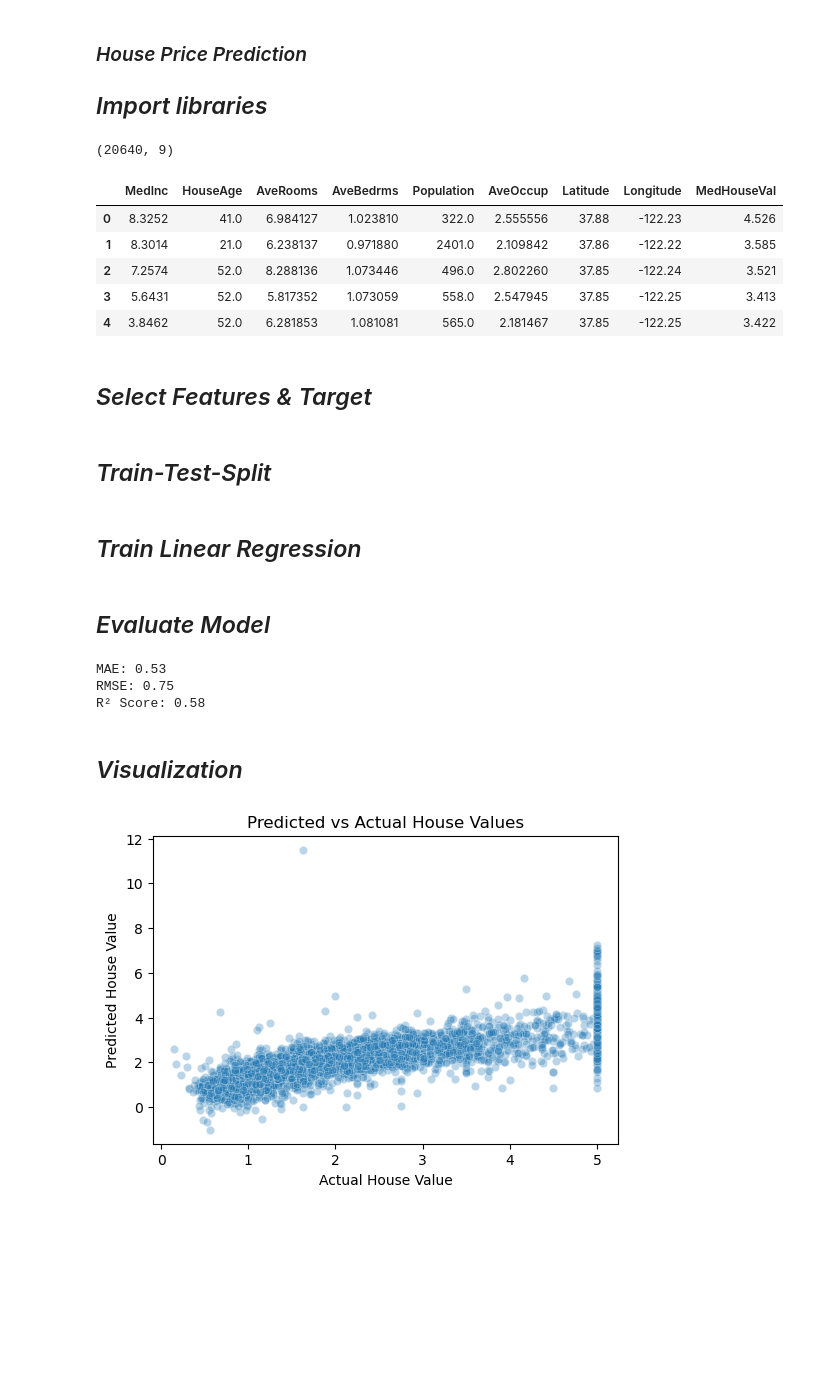
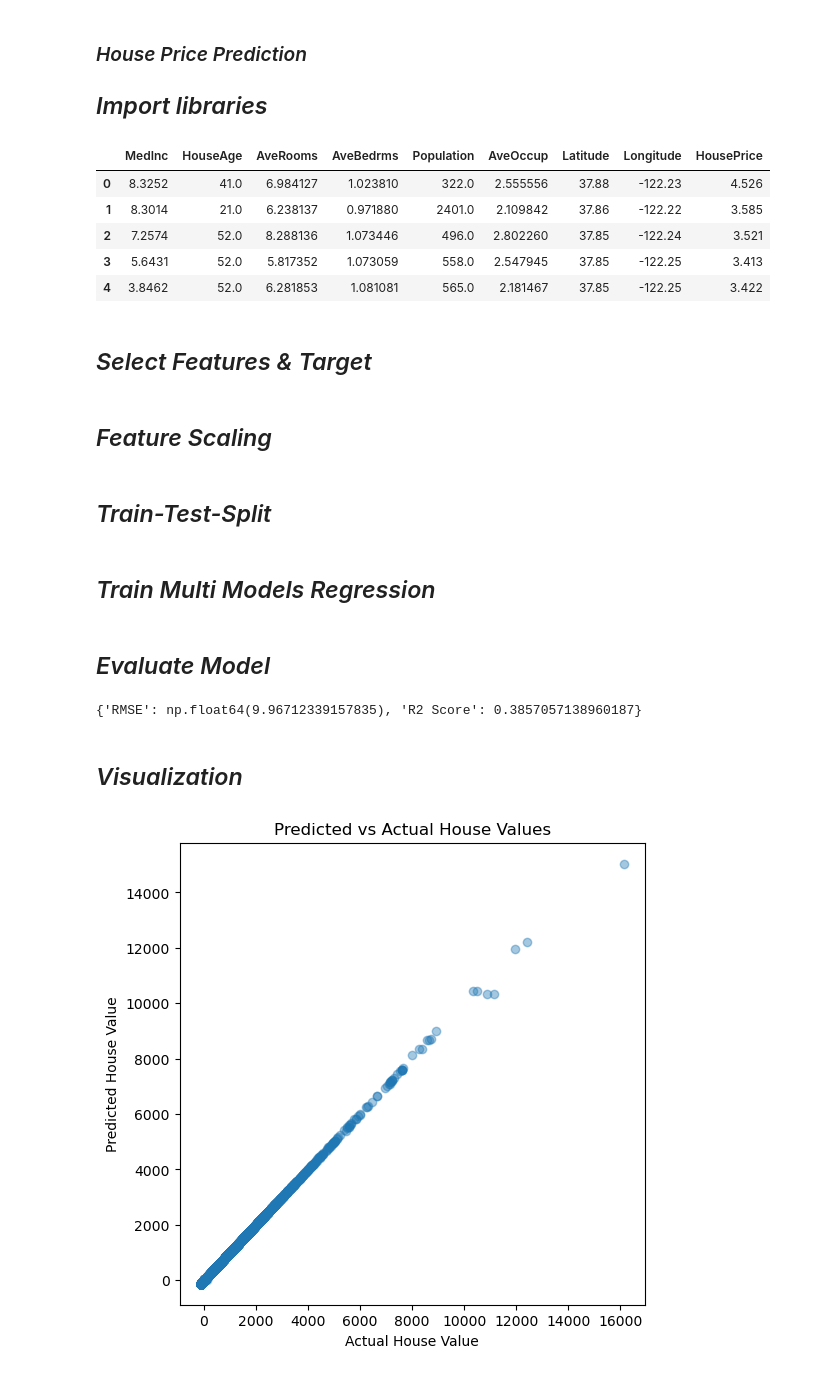
Before and after one commit to Aravinthan-G-23/House-price-prediction, a Jupyter notebook: House Price Predictor.ipynb, the cells around one changed output. Drawn from its saved outputs; the diff is of its cells as text; code cells hidden in the pictures; blank space fills up the shorter version.

```diff
--- a/House Price Predictor.ipynb
+++ b/House Price Predictor.ipynb
@@ -5,22 +5,21 @@
 import pandas as pd
 import numpy as np
 import matplotlib.pyplot as plt
-import seaborn as sns
+
 
 from sklearn.datasets import fetch_california_housing
 from sklearn.model_selection import train_test_split
-from sklearn.linear_model import LinearRegression
+from sklearn.linear_model import LinearRegression, Ridge
+from sklearn.tree import DecisionTreeRegressor
+from sklearn.preprocessing import StandardScaler
+
 from sklearn.metrics import mean_absolute_error, mean_squared_error, r2_score
 
-housing = fetch_california_housing()
-df = pd.DataFrame(housing.data, columns=housing.feature_names)
-df['MedHouseVal'] = housing.target
-
-print(df.shape)
+data = fetch_california_housing(as_frame=True)
+df = pd.concat([data.data, data.target.rename("HousePrice")], axis=1)
 df.head()
 # %% [output]
-(20640, 9)
-|  | MedInc | HouseAge | AveRooms | AveBedrms | Population | AveOccup | Latitude | Longitude | MedHouseVal |
+|  | MedInc | HouseAge | AveRooms | AveBedrms | Population | AveOccup | Latitude | Longitude | HousePrice |
 | 0 | 8.3252 | 41.0 | 6.984127 | 1.023810 | 322.0 | 2.555556 | 37.88 | -122.23 | 4.526 |
 | 1 | 8.3014 | 21.0 | 6.238137 | 0.971880 | 2401.0 | 2.109842 | 37.86 | -122.22 | 3.585 |
 | 2 | 7.2574 | 52.0 | 8.288136 | 1.073446 | 496.0 | 2.802260 | 37.85 | -122.24 | 3.521 |
@@ -34,39 +33,52 @@ y = df['MedHouseVal']
+# %% [markdown]
+## *Feature Scaling*
+# %%
+scaler = StandardScaler()
+x_scaled = scaler.fit_transform(X)
 # %% [markdown]
 ## *Train-Test-Split*
 # %%
 X_train, X_test, y_train, y_test = train_test_split(
-    X, y, test_size=0.2, random_state=42
+     x_scaled, y, test_size=0.2, random_state=42
 )
 # %% [markdown]
-## *Train Linear Regression*
+## *Train Multi Models Regression*
 # %%
-model = LinearRegression()
-model.fit(X_train, y_train)
-
-y_pred = model.predict(X_test)
+models = {
+    "Linear Regression" : LinearRegression(),
+    "Ridge Regression" : Ridge(),
+    "Decision Tree" : DecisionTreeRegressor()
+}
 # %% [markdown]
 ## *Evaluate Model*
 # %%
-mae = mean_absolute_error(y_test, y_pred)
-rmse = np.sqrt(mean_squared_error(y_test, y_pred))
-r2 = r2_score(y_test, y_pred)
+results = {}
 
-print("MAE:", round(mae, 2))
-print("RMSE:", round(rmse, 2))
-print("R² Score:", round(r2, 2))
+for name, model in models.items():
+    model.fit(X_train, y_train)
+    pred = model.predict(X_test)
+
+    mse = mean_squared_error(y_test, pred)
+    rmse = np.sqrt(mse)   # manual RMSE
+    r2 = r2_score(y_test, pred)
+
+    results[name] = {
+        "RMSE": rmse,
+        "R2 Score": r2
+    }
+
+print(results[name])
 # %% [output]
-MAE: 0.53
-RMSE: 0.75
-R² Score: 0.58
+{'RMSE': np.float64(9.96712339157835), 'R2 Score': 0.3857057138960187}
 # %% [markdown]
 ## *Visualization*
 # %%
-plt.figure(figsize=(6,4))
-sns.scatterplot(x=y_test, y=y_pred, alpha=0.3)
+plt.figure(figsize=(6,6))
+plt.scatter(x=y_test, y=pred, alpha=0.4)
 plt.xlabel("Actual House Value")
 plt.ylabel("Predicted House Value")
 plt.title("Predicted vs Actual House Values")
 plt.show()
 # %% [output]
-[figure, old version]
+[figure, new version]
 # %%
```
Also changed, not shown: parts of 2 cells of this notebook.
